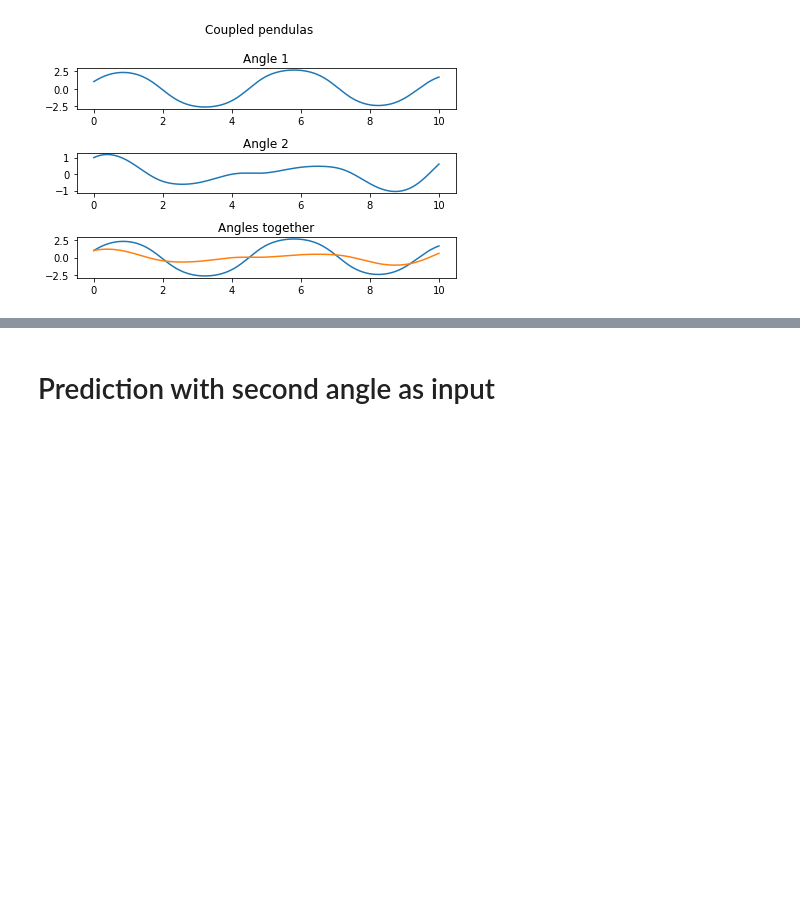
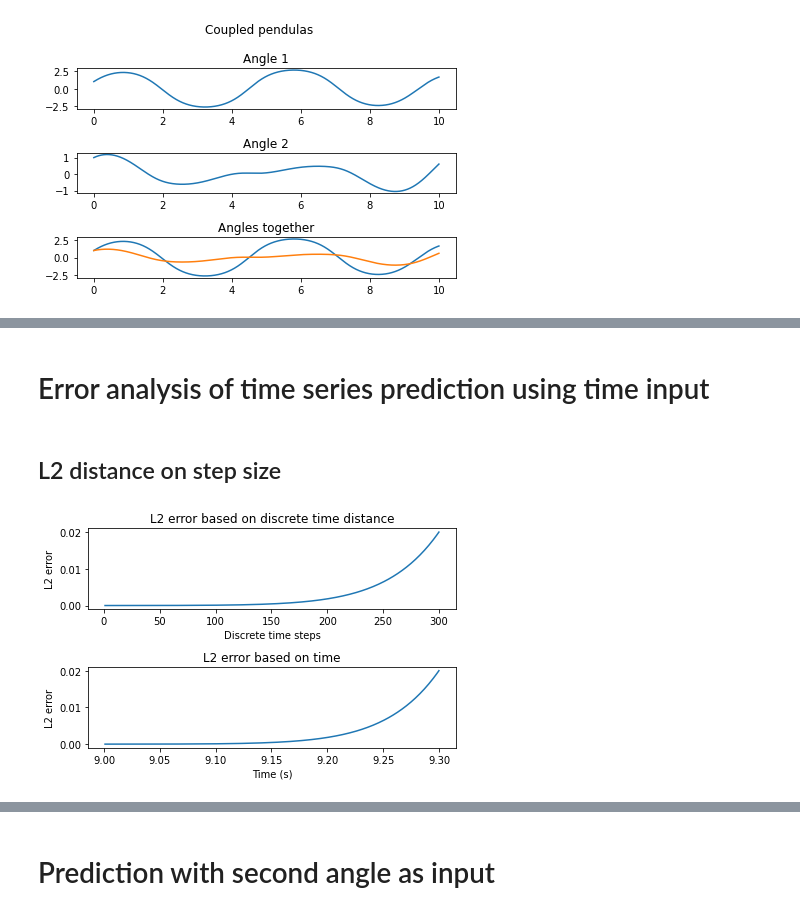
Before and after one commit to JustinZal/PendulumNN, a Jupyter notebook: Coupled Pendulums prediction.ipynb, the cells around one changed output, grey strips where cells are left out. Cells and saved outputs as stored; diff of their text form; code cells hidden in the pictures; blank space fills up the shorter version.

```diff
--- a/Coupled Pendulums prediction.ipynb
+++ b/Coupled Pendulums prediction.ipynb
@@ -128,0 +114,29 @@ training error:
+# %% [markdown]
+# Error analysis of time series prediction using time input
+# %% [markdown]
+## L2 distance on step size
+# %%
+errs = []
+
+pred = esn.predict(t_test)[:, 0]
+
+for i in range(1, N + 1):
+    errs.append(((pred[:i] - y_test[:i]) ** 2).mean())
+
+fig, ax = plt.subplots(2)
+
+ax[0].plot(list(range(1, N + 1)), errs)
+ax[0].set_title('L2 error based on discrete time distance')
+ax[0].set_xlabel('Discrete time steps')
+ax[0].set_ylabel('L2 error')
+
+ax[1].plot(t_test[:N], errs)
+ax[1].set_title('L2 error based on time')
+ax[1].set_xlabel('Time (s)')
+ax[1].set_ylabel('L2 error')
+
+#TODO: Normalize WRT to std of time series (L2(prediction, ground_truth).mean()) / variance(ground_truth)
+
+fig.tight_layout()
+# %% [output]
+[figure, added]
```
Also changed, not shown: parts of 13 cells of this notebook.
